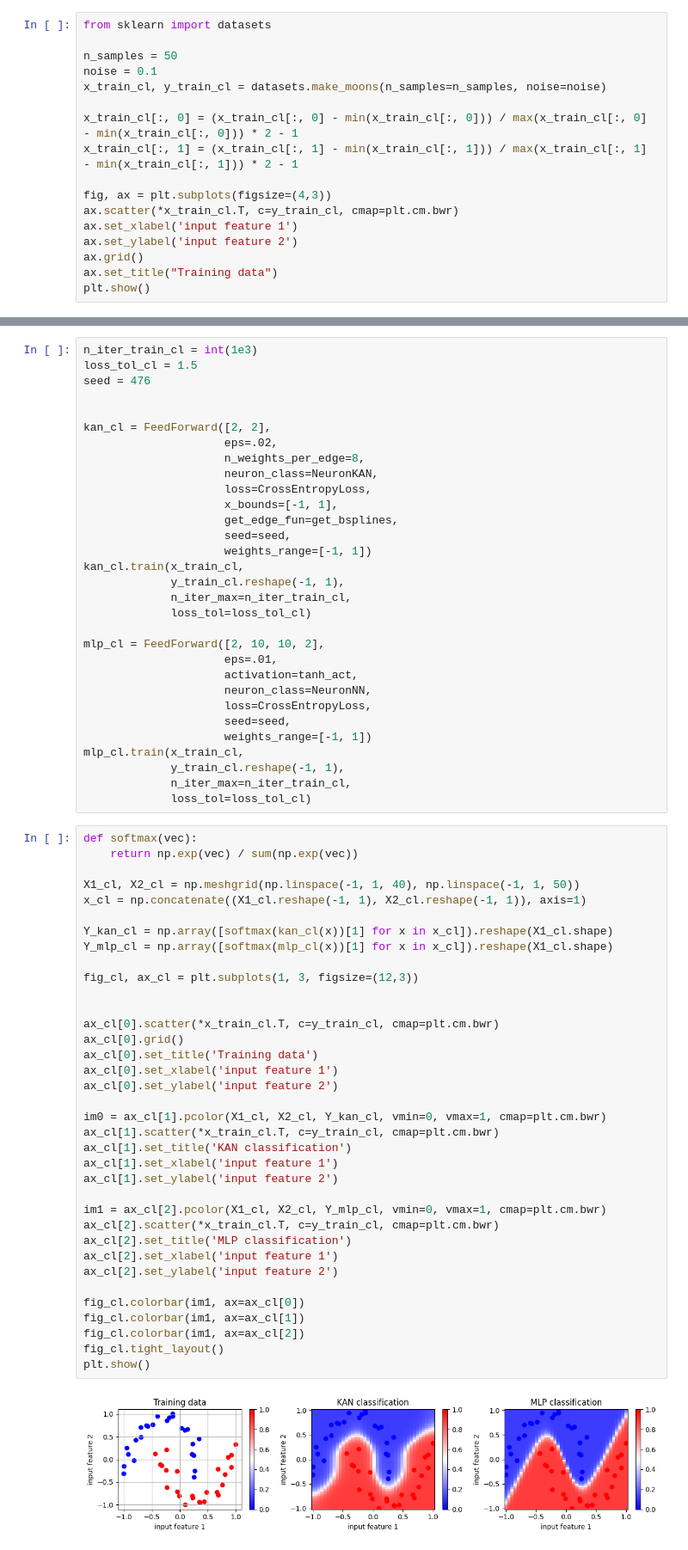
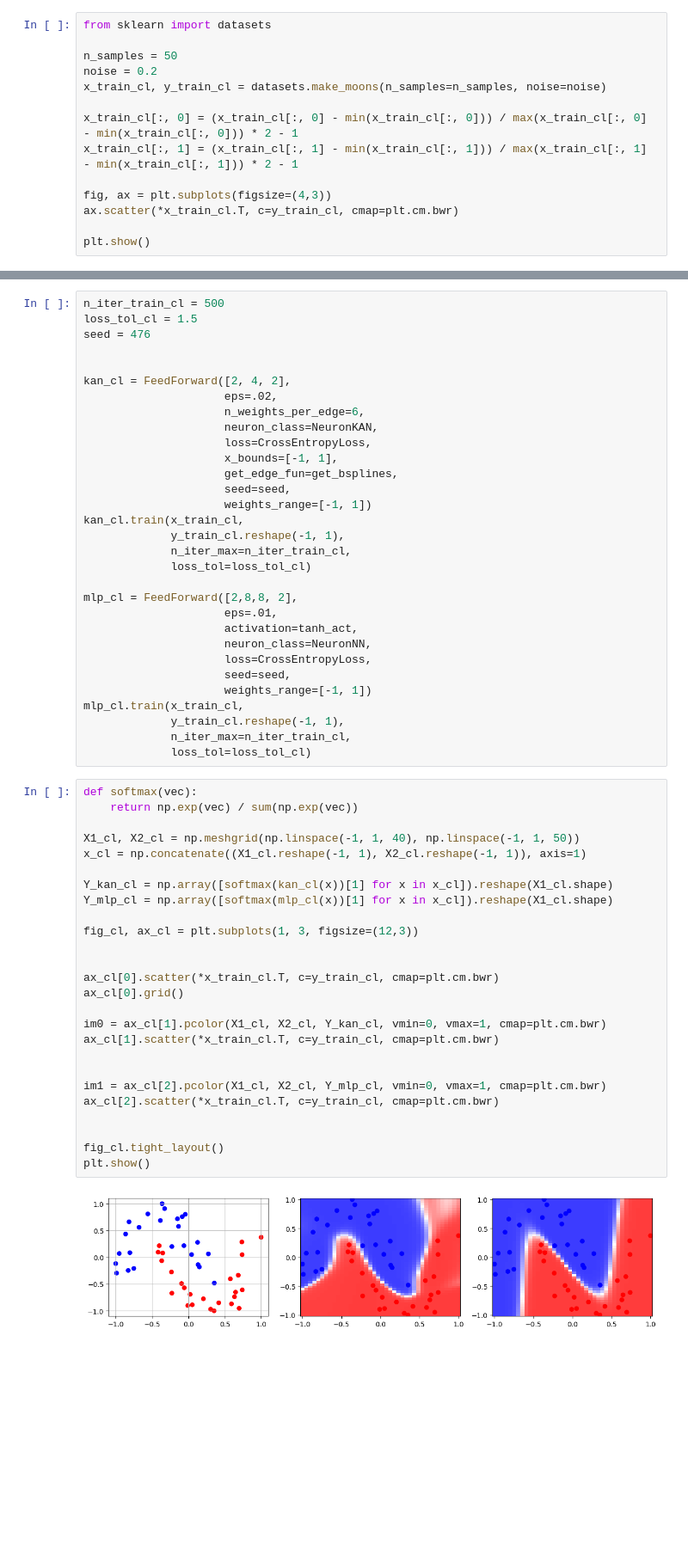
Before and after one commit to VaibhavMathur-2003/Research-Paper-Implementation, a Jupyter notebook: KAN/kanxmlp.ipynb, the cells around one changed output, grey strips where cells are left out. Shown at 86% size. Drawn from its saved outputs; the diff is of its cells as text; blank space fills up the shorter version.

```diff
--- a/KAN/kanxmlp.ipynb
+++ b/KAN/kanxmlp.ipynb
@@ -356,7 +353,7 @@ plt.show()
 from sklearn import datasets
 
 n_samples = 50
-noise = 0.1
+noise = 0.2
 x_train_cl, y_train_cl = datasets.make_moons(n_samples=n_samples, noise=noise)
 
 x_train_cl[:, 0] = (x_train_cl[:, 0] - min(x_train_cl[:, 0])) / max(x_train_cl[:, 0] - min(x_train_cl[:, 0])) * 2 - 1
@@ -364,9 +361,6 @@ x_train_cl[:, 1] = (x_train_cl[:, 1] - min(x_train_cl[:, 1])) / max(x_train_cl[:
 
 fig, ax = plt.subplots(figsize=(4,3))
 ax.scatter(*x_train_cl.T, c=y_train_cl, cmap=plt.cm.bwr)
-ax.set_xlabel('input feature 1')
-ax.set_ylabel('input feature 2')
-ax.grid()
-ax.set_title("Training data")
+
 plt.show()
 # %% [output]
@@ -374,12 +368,12 @@ plt.show()
 # %%
-n_iter_train_cl = int(1e3)
+n_iter_train_cl = 500
 loss_tol_cl = 1.5
 seed = 476
 
 
-kan_cl = FeedForward([2, 2],
+kan_cl = FeedForward([2, 4, 2],
                      eps=.02,
-                     n_weights_per_edge=8,
+                     n_weights_per_edge=6,
                      neuron_class=NeuronKAN,
                      loss=CrossEntropyLoss,
                      x_bounds=[-1, 1],
@@ -391,7 +385,7 @@ kan_cl.train(x_train_cl,
              n_iter_max=n_iter_train_cl,
              loss_tol=loss_tol_cl)
 
-mlp_cl = FeedForward([2, 10, 10, 2],
+mlp_cl = FeedForward([2,8,8, 2],
                      eps=.01,
                      activation=tanh_act,
                      neuron_class=NeuronNN,
@@ -405,38 +399,28 @@ mlp_cl.train(x_train_cl,
 # %%
 def softmax(vec):
     return np.exp(vec) / sum(np.exp(vec))
 
 X1_cl, X2_cl = np.meshgrid(np.linspace(-1, 1, 40), np.linspace(-1, 1, 50))
 x_cl = np.concatenate((X1_cl.reshape(-1, 1), X2_cl.reshape(-1, 1)), axis=1)
 
 Y_kan_cl = np.array([softmax(kan_cl(x))[1] for x in x_cl]).reshape(X1_cl.shape)
 Y_mlp_cl = np.array([softmax(mlp_cl(x))[1] for x in x_cl]).reshape(X1_cl.shape)
 
 fig_cl, ax_cl = plt.subplots(1, 3, figsize=(12,3))
 
 
 ax_cl[0].scatter(*x_train_cl.T, c=y_train_cl, cmap=plt.cm.bwr)
 ax_cl[0].grid()
-ax_cl[0].set_title('Training data')
-ax_cl[0].set_xlabel('input feature 1')
-ax_cl[0].set_ylabel('input feature 2')
 
 im0 = ax_cl[1].pcolor(X1_cl, X2_cl, Y_kan_cl, vmin=0, vmax=1, cmap=plt.cm.bwr)
 ax_cl[1].scatter(*x_train_cl.T, c=y_train_cl, cmap=plt.cm.bwr)
-ax_cl[1].set_title('KAN classification')
-ax_cl[1].set_xlabel('input feature 1')
-ax_cl[1].set_ylabel('input feature 2')
+
 
 im1 = ax_cl[2].pcolor(X1_cl, X2_cl, Y_mlp_cl, vmin=0, vmax=1, cmap=plt.cm.bwr)
 ax_cl[2].scatter(*x_train_cl.T, c=y_train_cl, cmap=plt.cm.bwr)
-ax_cl[2].set_title('MLP classification')
-ax_cl[2].set_xlabel('input feature 1')
-ax_cl[2].set_ylabel('input feature 2')
 
-fig_cl.colorbar(im1, ax=ax_cl[0])
-fig_cl.colorbar(im1, ax=ax_cl[1])
-fig_cl.colorbar(im1, ax=ax_cl[2])
+
 fig_cl.tight_layout()
 plt.show()
 # %% [output]
-[figure, old version]
+[figure, new version]
```
Also changed, not shown: parts of 3 cells of this notebook.
